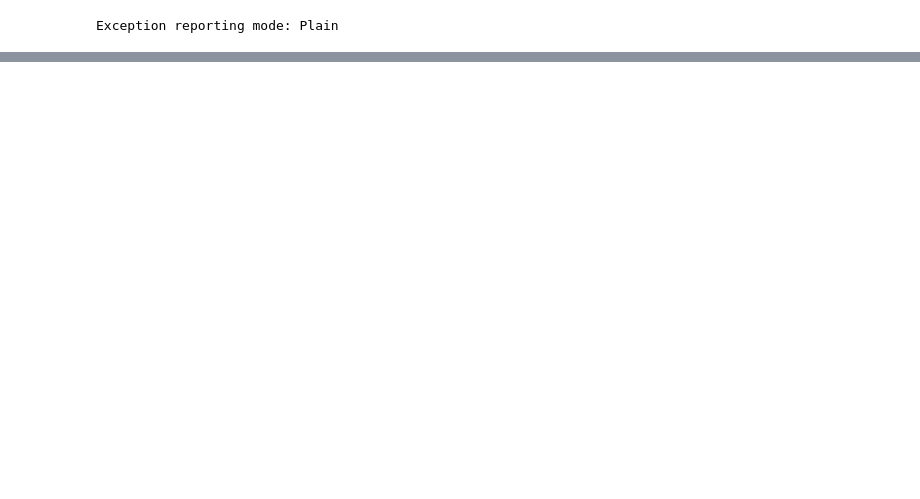
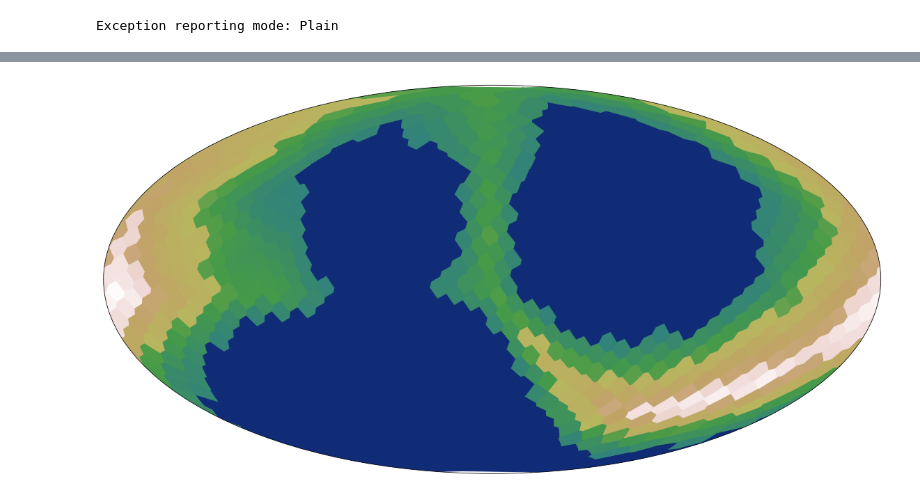
Before and after one commit to SwederB/BEP-Exocartography, a Jupyter notebook: Code_Timo/Map_generation.ipynb, the cells around one changed output, grey strips where cells are left out. Saved outputs shown, nothing was run; the diff lists cells and outputs as text; code cells hidden in the pictures; blank space fills up the shorter version.

```diff
--- a/Code_Timo/Map_generation.ipynb
+++ b/Code_Timo/Map_generation.ipynb
@@ -321,0 +258,51 @@ Wall time: 23.5 s
+# %%
+snowheight = 0.8
+soilheight = 0.4
+waterheight = 0
+albedo_map_r = np.zeros(numpoints)
+for i in range(numpoints):
+    if alts[i] >= snowheight*max_alt:#snow
+        albedo_map_r[i] = 0.6+(alts[i]-snowheight*max_alt)/(max_alt-snowheight*max_alt)*0.3
+    elif alts[i] < 0.0: #water
+        albedo_map_r[i] = 0.06
+    elif (alts[i] >= soilheight*max_alt and alts[i]<snowheight*max_alt): #soil
+        albedo_map_r[i] = 0.3+(alts[i]-soilheight*max_alt)/(snowheight*max_alt-soilheight*max_alt)*0.2
+    elif (alts[i] >= waterheight*max_alt and alts[i]<soilheight*max_alt): #forest
+        albedo_map_r[i] = 0.1+(alts[i]-waterheight*max_alt)/(soilheight*max_alt-waterheight*max_alt)*0.2
+
+gist_earth = mpl.cm.get_cmap('gist_earth',4000) #colors
+N = 256
+y1 = gist_earth(np.linspace(0.02,0.15,int(N*0.1))) #ocean colors
+y2 = gist_earth(np.linspace(0.3,0.5,int(N*0.2))) #forest colors
+y3 = gist_earth(np.linspace(0.7,0.85,int(N*0.25))) #soil colors
+y4 = gist_earth(np.linspace(0.93,1,int(N*.35))) #snow colors
+y = np.vstack((y1,y2,y3,y4))
+
+cmap_albedo = LinearSegmentedColormap.from_list('custom earth', y, N=256)
+
+fig = plt.figure(figsize = [20,20])
+ax = fig.add_subplot(111,projection='mollweide')
+norm = mpl.colors.Normalize(vmin=0,vmax=0.9)
+cmapplot = mpl.cm.ScalarMappable(norm = norm, cmap = cmap_albedo)
+cmapplot.set_array([])
+# cb = fig.colorbar(cmapplot, ax=ax, orientation='horizontal',shrink=1/1.5, aspect=40,pad=-0.6)
+# cb.set_label('Albedo')
+# plot the facets
+ax.add_collection(PolyCollection(plot_facets_vor,array=albedo_map_r,cmap=cmap_albedo,edgecolor='face',norm=norm)) #plot majority of facets
+i=0
+for facet_sph in plot_facets_vor: #deal with the facets over the edges by plotting them again with phi+-2pi
+    c = cmap_albedo(albedo_map_r[i]/0.9)
+    if np.any(facet_sph[:,0]>np.pi):
+        ax.add_patch(patches.Polygon(np.stack((facet_sph[:,0]-2*np.pi,facet_sph[:,1]),axis=1), fill = True, color = c))
+    elif np.any(facet_sph[:,0]<-np.pi):
+        ax.add_patch(patches.Polygon(np.stack((facet_sph[:,0]+2*np.pi,facet_sph[:,1]),axis=1), fill = True, color = c))
+    i+=1
+
+ax.set_xticklabels([])
+ax.set_yticklabels([])
+filename = 'albedos/nocb_albedo_range_seed'+ str(seed_no) +'n' + str(numpoints) + '.png'
+os.makedirs(os.path.dirname(filename), exist_ok=True)
+fig.savefig(filename,dpi=100,bbox_inches='tight')
+plt.show()
+# %% [output]
+[figure, added]
```
Also changed, not shown: parts of 8 cells of this notebook, 3 other files.
